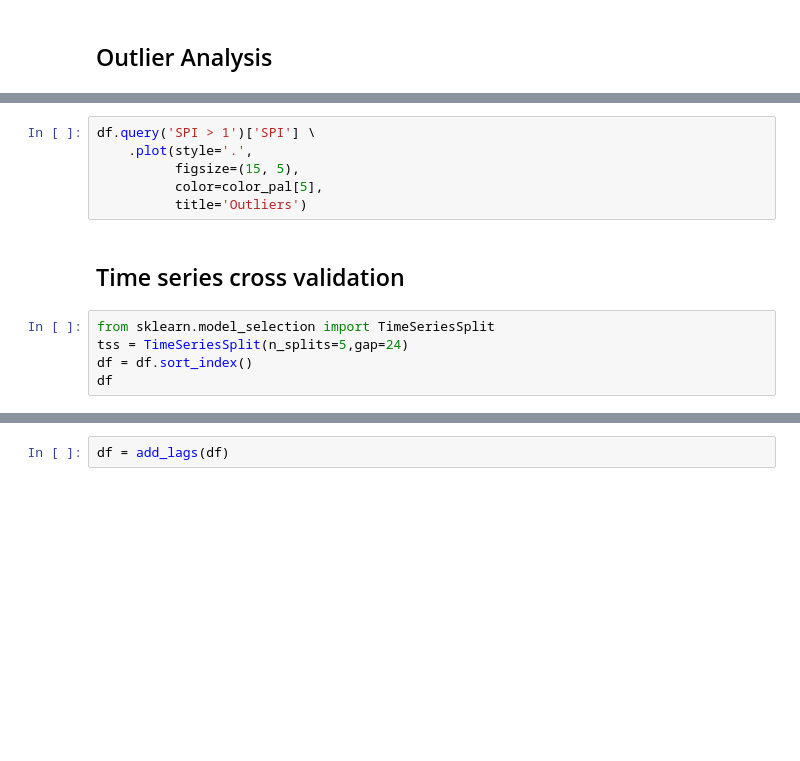
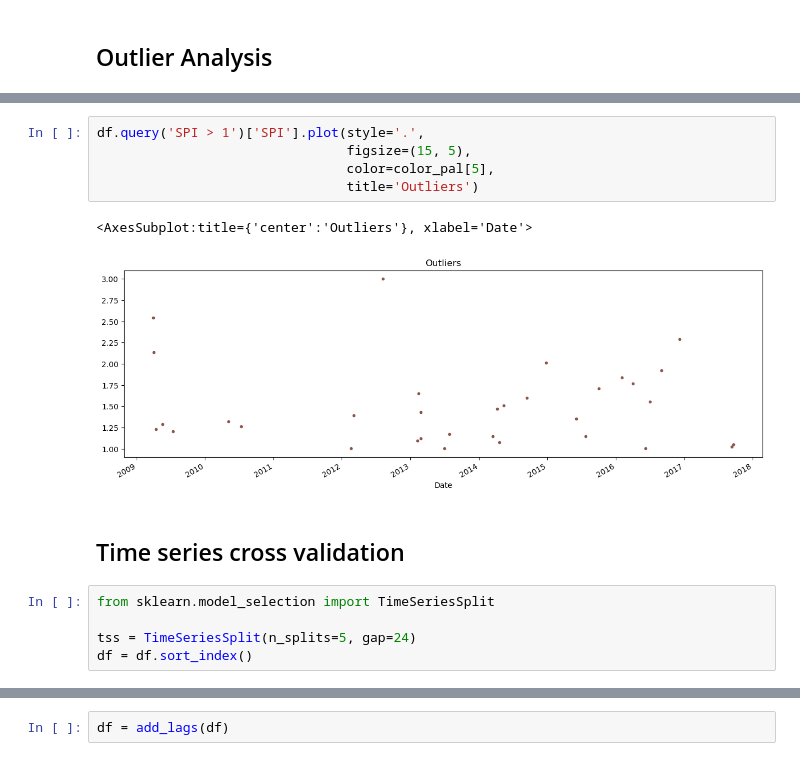
Before and after one commit to bigdog3626/Drought-Detection-Modeling, a Jupyter notebook: Modeling_Via_XGBoost.ipynb, the cells around one changed output, grey strips where cells are left out. Cells and saved outputs as stored; diff of their text form; blank space fills up the shorter version.

```diff
--- a/Modeling_Via_XGBoost.ipynb
+++ b/Modeling_Via_XGBoost.ipynb
@@ -54,16 +85,18 @@ df['SPI'].plot(kind='hist',bins=50)
 # %%
-df.query('SPI > 1')['SPI'] \
-    .plot(style='.',
-          figsize=(15, 5),
-          color=color_pal[5],
-          title='Outliers')
+df.query('SPI > 1')['SPI'].plot(style='.',
+                                figsize=(15, 5),
+                                color=color_pal[5],
+                                title='Outliers')
+# %% [output]
+<AxesSubplot:title={'center':'Outliers'}, xlabel='Date'>
+[figure, added]
 # %% [markdown]
 ## Time series cross validation
 # %%
 from sklearn.model_selection import TimeSeriesSplit
-tss = TimeSeriesSplit(n_splits=5,gap=24)
+
+tss = TimeSeriesSplit(n_splits=5, gap=24)
 df = df.sort_index()
-df
 # %%
 fig, axs = plt.subplots(5, 1, figsize=(15, 15), sharex=True)
 
```
Also changed, not shown: parts of 43 cells of this notebook, 2 other files.
